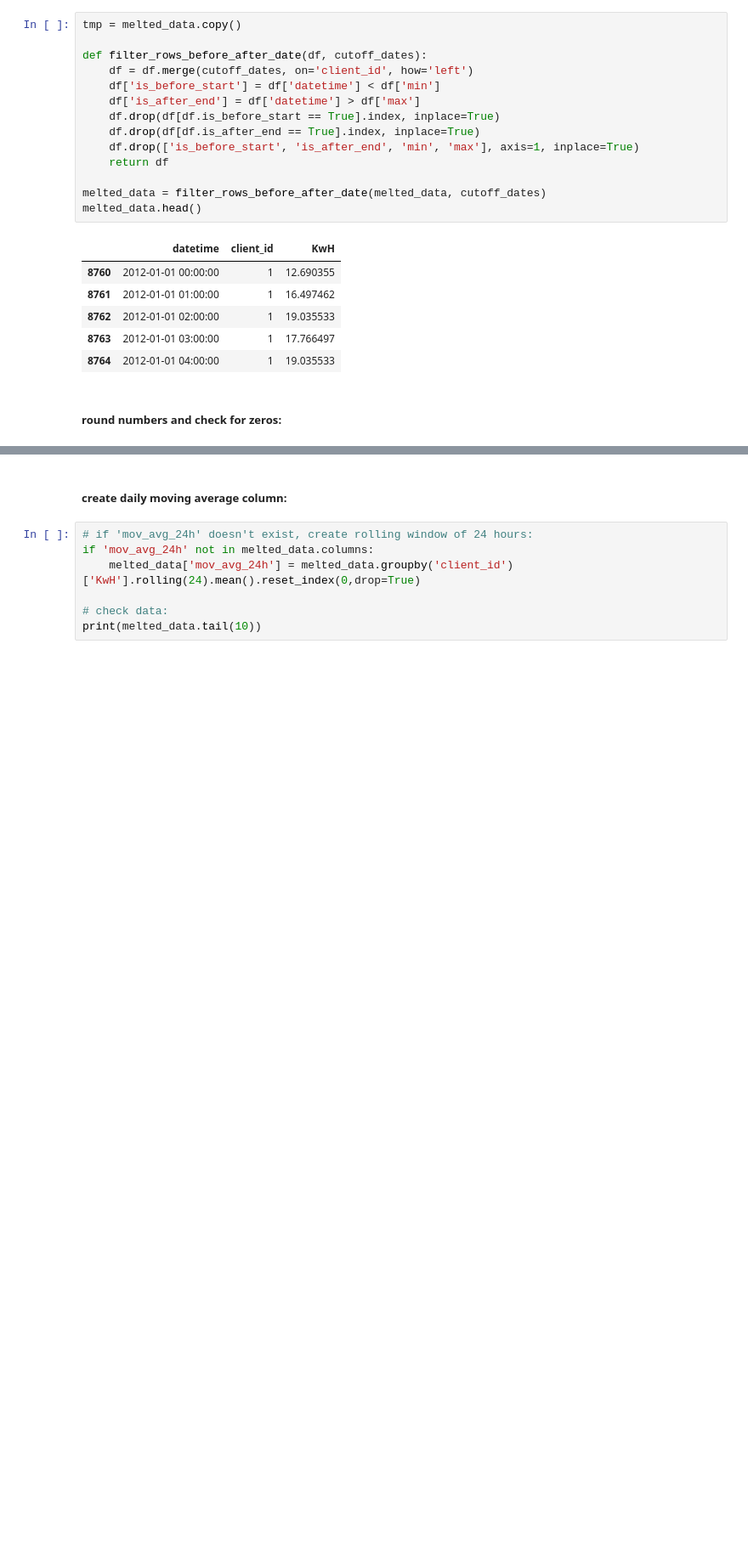
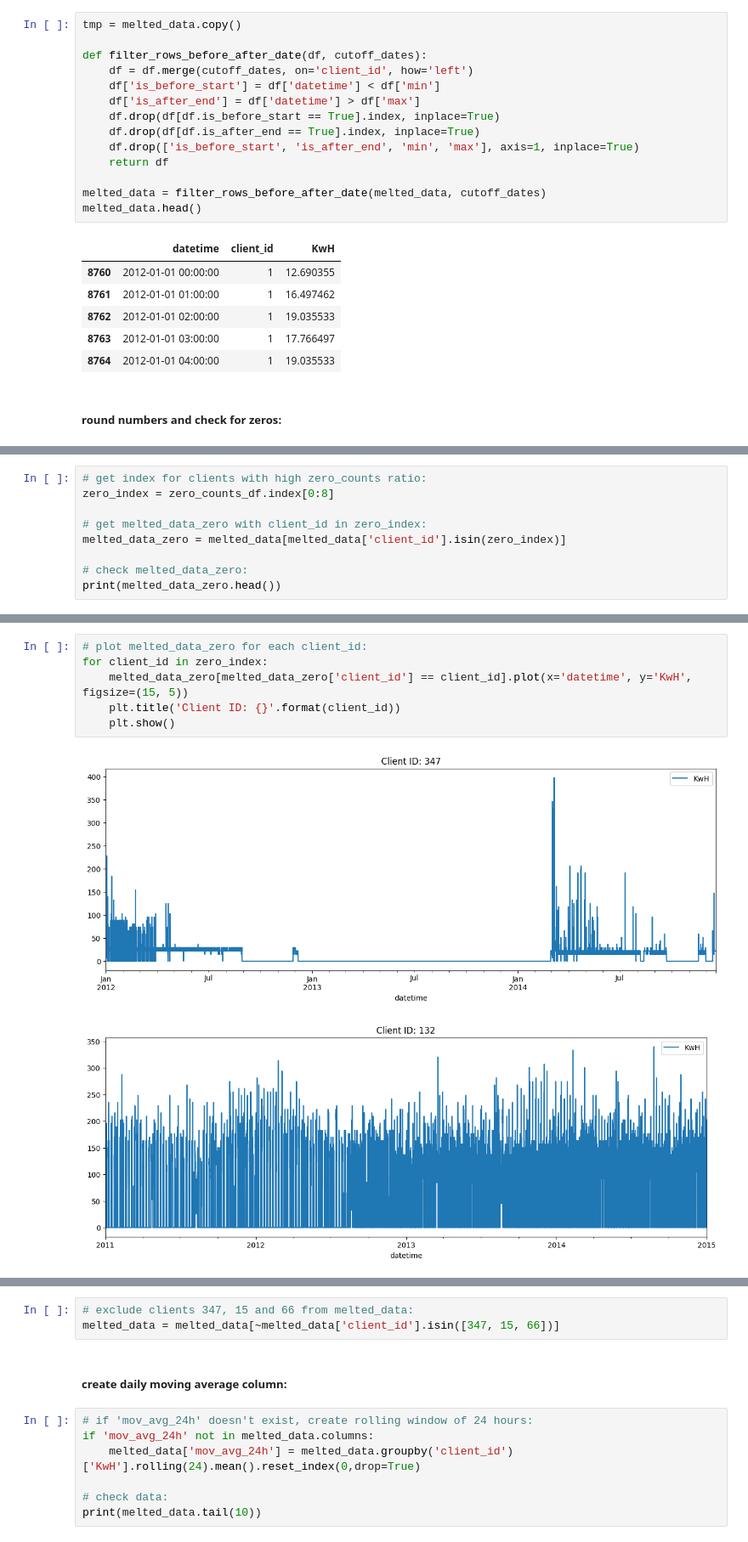
Before and after one commit to lmorato/time-series-project, a Jupyter notebook: tmp.ipynb, the cells around one changed output, grey strips where cells are left out. Shown: that part at 85% size. Drawn from its saved outputs; the diff is of its cells as text; blank space fills up the shorter version.

```diff
--- a/tmp.ipynb
+++ b/tmp.ipynb
@@ -251,0 +266,9 @@ Name: count, dtype: int64
+# %%
+# get index for clients with high zero_counts ratio:
+zero_index = zero_counts_df.index[0:8]
+
+# get melted_data_zero with client_id in zero_index:
+melted_data_zero = melted_data[melted_data['client_id'].isin(zero_index)]
+
+# check melted_data_zero:
+print(melted_data_zero.head())
@@ -251,0 +282,9 @@ Name: count, dtype: int64
+# %%
+# plot melted_data_zero for each client_id:
+for client_id in zero_index:
+    melted_data_zero[melted_data_zero['client_id'] == client_id].plot(x='datetime', y='KwH', figsize=(15, 5))
+    plt.title('Client ID: {}'.format(client_id))
+    plt.show()
+# %% [output]
+[figure, added]
+[figure, added]
@@ -252,3 +297,6 @@ Name: count, dtype: int64
+# %%
+# exclude clients 347, 15 and 66 from melted_data:
+melted_data = melted_data[~melted_data['client_id'].isin([347, 15, 66])]
 # %% [markdown]
 ##### create daily moving average column:
 # %%
```
Also changed, not shown: parts of 7 cells of this notebook.
